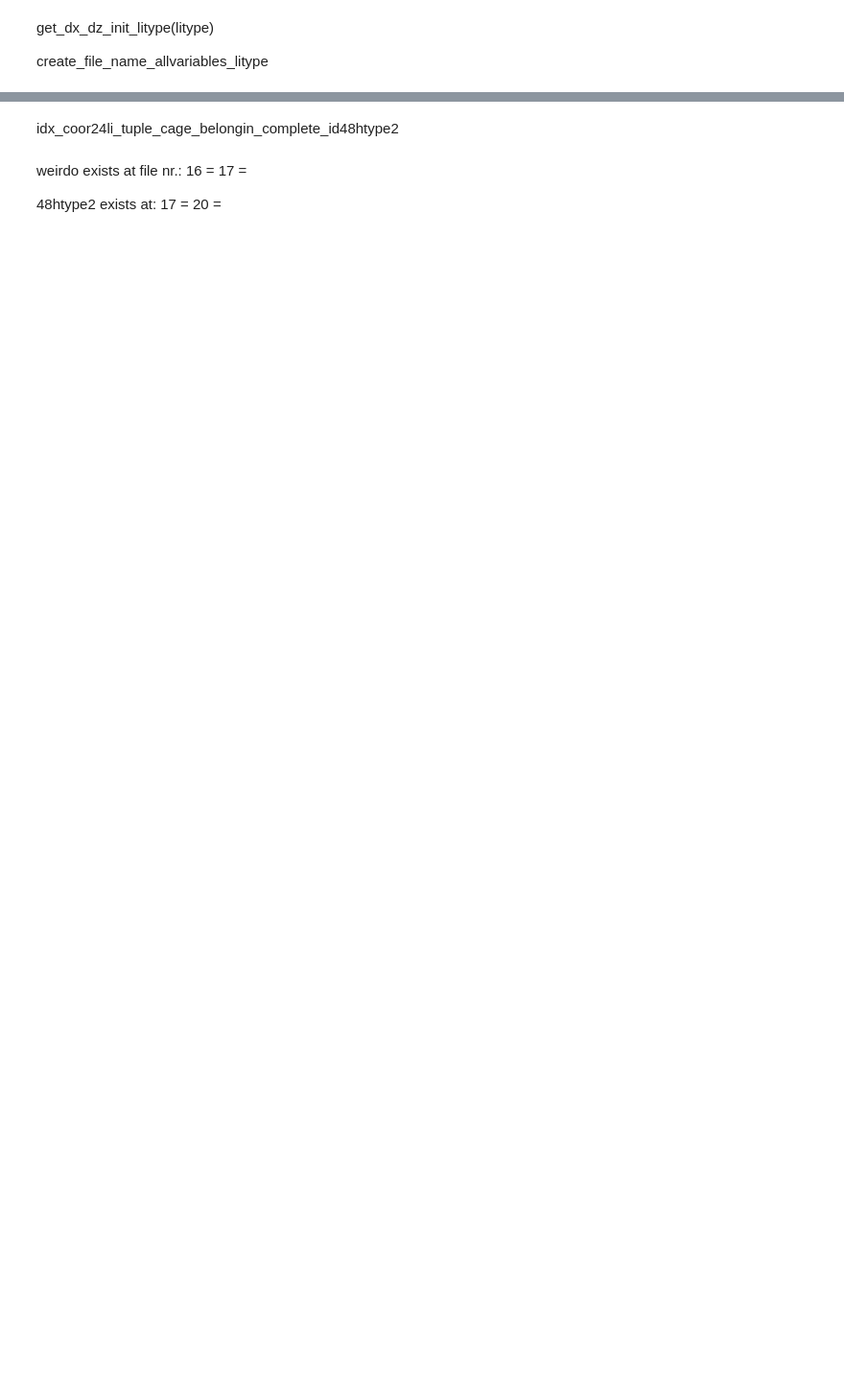
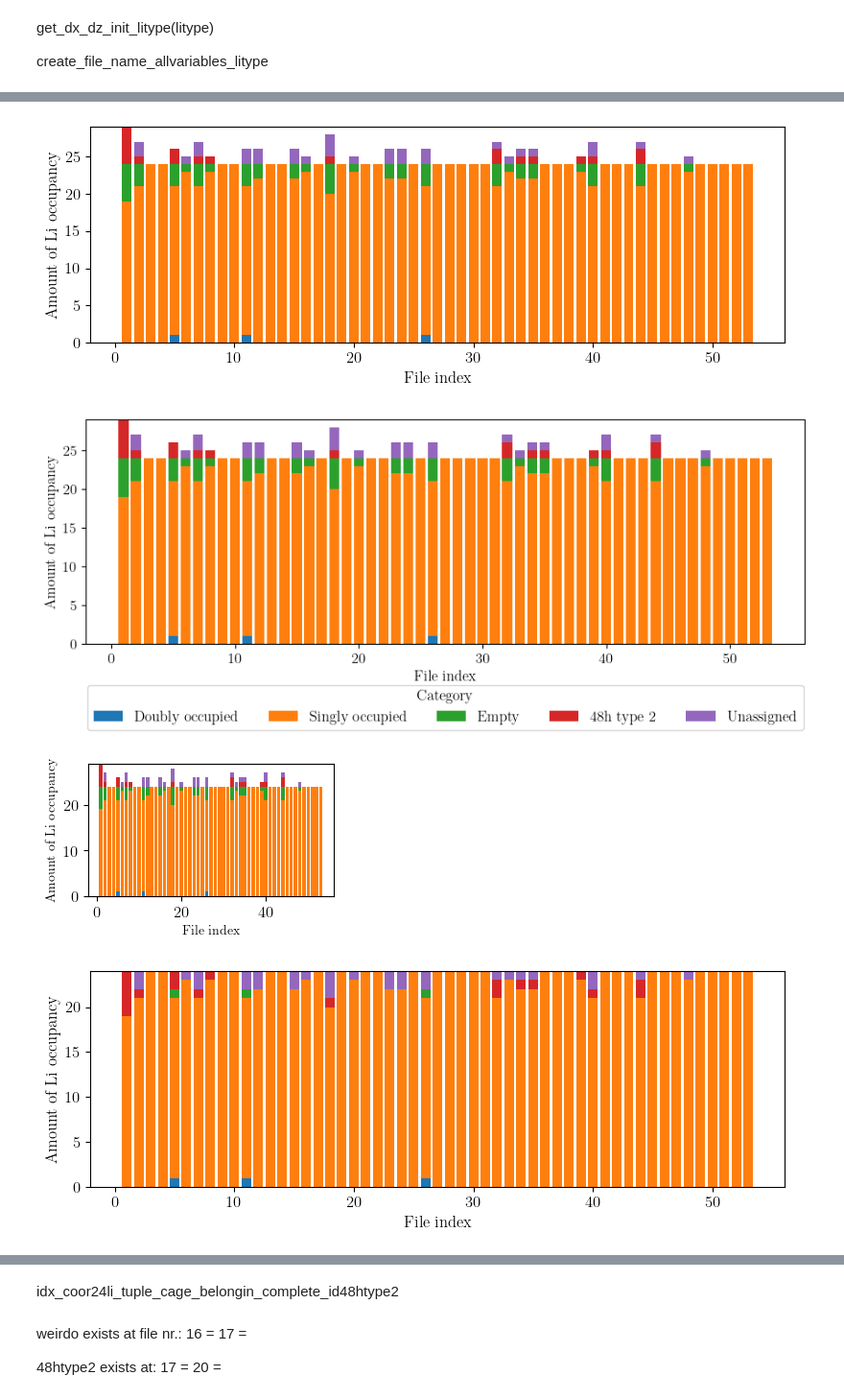
Before and after one commit to a-firdaus/LitMove, a Jupyter notebook: 03_orientation_and_mapping_packages.ipynb, the cells around one changed output, grey strips where cells are left out. Shown at 96% size. Saved outputs shown, nothing was run; the diff lists cells and outputs as text; code cells hidden in the pictures; blank space fills up the shorter version.

```diff
--- a/03_orientation_and_mapping_packages.ipynb
+++ b/03_orientation_and_mapping_packages.ipynb
@@ -874,0 +457,24 @@ The default value of `n_init` will change from 10 to 'auto' in 1.4. Set the valu
+# %%
+dataframe = df_mapping_metainfo
+sorted = "False"
+
+move_by_occupancy.get_occupancy(dataframe, coor_ref_structure_48n24_expanded, tuple_cage_metainfo, el = "Li")
+df_occupancy_strict = movement.plot_occupancy(dataframe, sorted, direc_restructure_destination, litype, strict_count=True)
+df_occupancy = movement.plot_occupancy(dataframe, sorted, direc_restructure_destination, litype, strict_count=False)
+
+move_by_tuple_cage.get_complete_closest_tuple_cage(dataframe, tuple_cage_metainfo, coor_48htype2_metainfo)
+# weighing_movement(dataframe, litype)
+# df_weighted = tuple_cage.get_df_movement(dataframe, to_plot = 'weight')
+# # Plot.Movement.Distance.plot_distance(df_weighted, max_mapping_radius, Li_idxs="all")
+# Plot.Movement.Distance.plot_distance(df_weighted, max_mapping_radius, activate_shifting_x = False, activate_diameter_line=False, Li_idxs='all')
+
+labelling.get_amount_type(dataframe, litype, el = "Li")
+# df_amount_type = mapping_labelling.plot_amount_type(dataframe, litype, el, style, category_labels)
+df_amount_type = mapping_labelling.get_df_amount_type(dataframe, litype, el = "Li")
+mapping_labelling.plot_amount_type(df_amount_type, sorted, direc_restructure_destination, litype, style = "bar")
+print(df_amount_type.sum())
+# %% [output]
+[figure, added]
+[figure, added]
+[figure, added]
+[figure, added]
```
Also changed, not shown: parts of 95 cells of this notebook, 17 other files.
